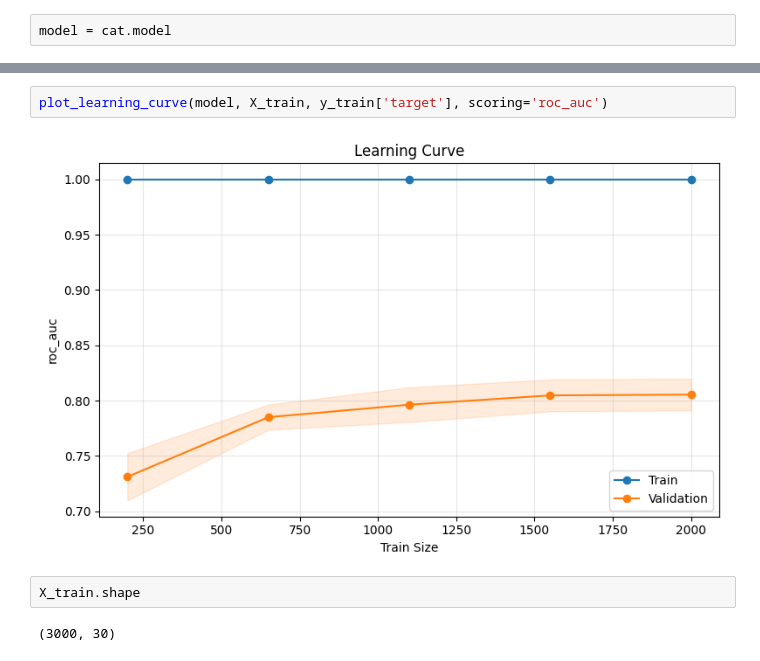
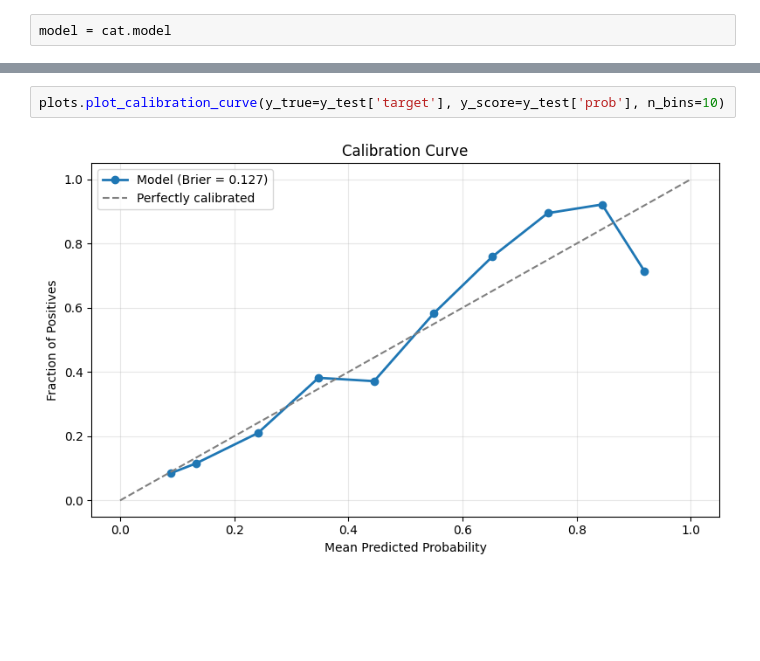
Before and after one commit to juniorcl/data-science-toolkit, a Jupyter notebook: notebooks/model_analysis/classifier_analysis.ipynb, the cells around one changed output, grey strips where cells are left out. Saved outputs shown, nothing was run; the diff lists cells and outputs as text; blank space fills up the shorter version.

```diff
--- a/notebooks/model_analysis/classifier_analysis.ipynb
+++ b/notebooks/model_analysis/classifier_analysis.ipynb
@@ -170,8 +110,4 @@ def plot_learning_curve(model, X, y, scoring, cv=None, n_jobs=-1):
-# %%
-plot_learning_curve(model, X_train, y_train['target'], scoring='roc_auc')
-# %% [output]
-[figure, removed]
 # %%
-X_train.shape
+plots.plot_calibration_curve(y_true=y_test['target'], y_score=y_test['prob'], n_bins=10)
 # %% [output]
-(3000, 30)
+[figure, added]
```
Also changed, not shown: parts of 6 cells of this notebook, 3 other files.
